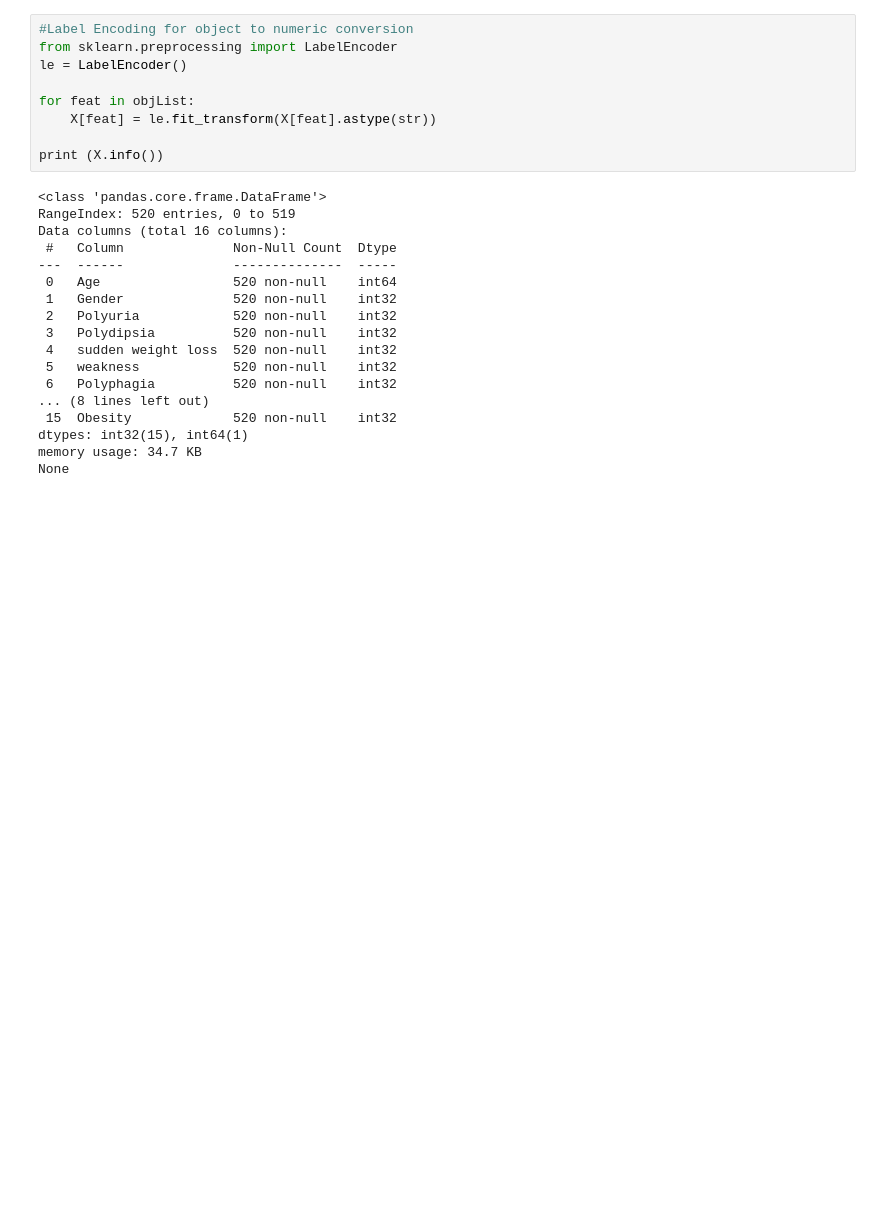
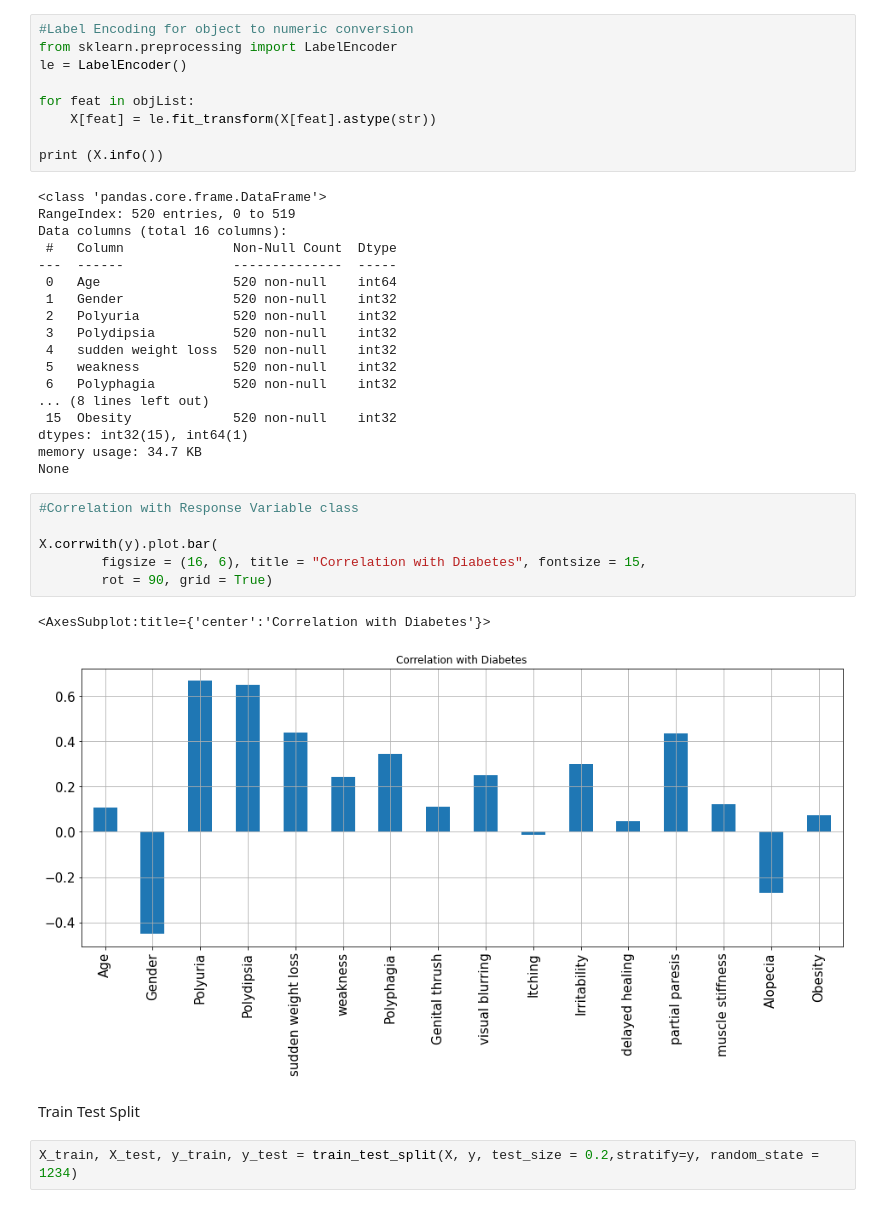
Before and after one commit to VigneshwaranBS/Early-Stage-Diabetes-Prediction, a Jupyter notebook: Early Stage Diabetes Prediction.ipynb, the cells around one changed output. Cells and saved outputs as stored; diff of their text form; blank space fills up the shorter version.

```diff
--- a/Early Stage Diabetes Prediction.ipynb
+++ b/Early Stage Diabetes Prediction.ipynb
@@ -301,3 +301,16 @@ Data columns (total 16 columns):
 dtypes: int32(15), int64(1)
 memory usage: 34.7 KB
 None
+# %%
+#Correlation with Response Variable class
+
+X.corrwith(y).plot.bar(
+        figsize = (16, 6), title = "Correlation with Diabetes", fontsize = 15,
+        rot = 90, grid = True)
+# %% [output]
+<AxesSubplot:title={'center':'Correlation with Diabetes'}>
+[figure, added]
+# %% [markdown]
+Train Test Split
+# %%
+X_train, X_test, y_train, y_test = train_test_split(X, y, test_size = 0.2,stratify=y, random_state = 1234)
```
Also changed, not shown: parts of 35 cells of this notebook.
